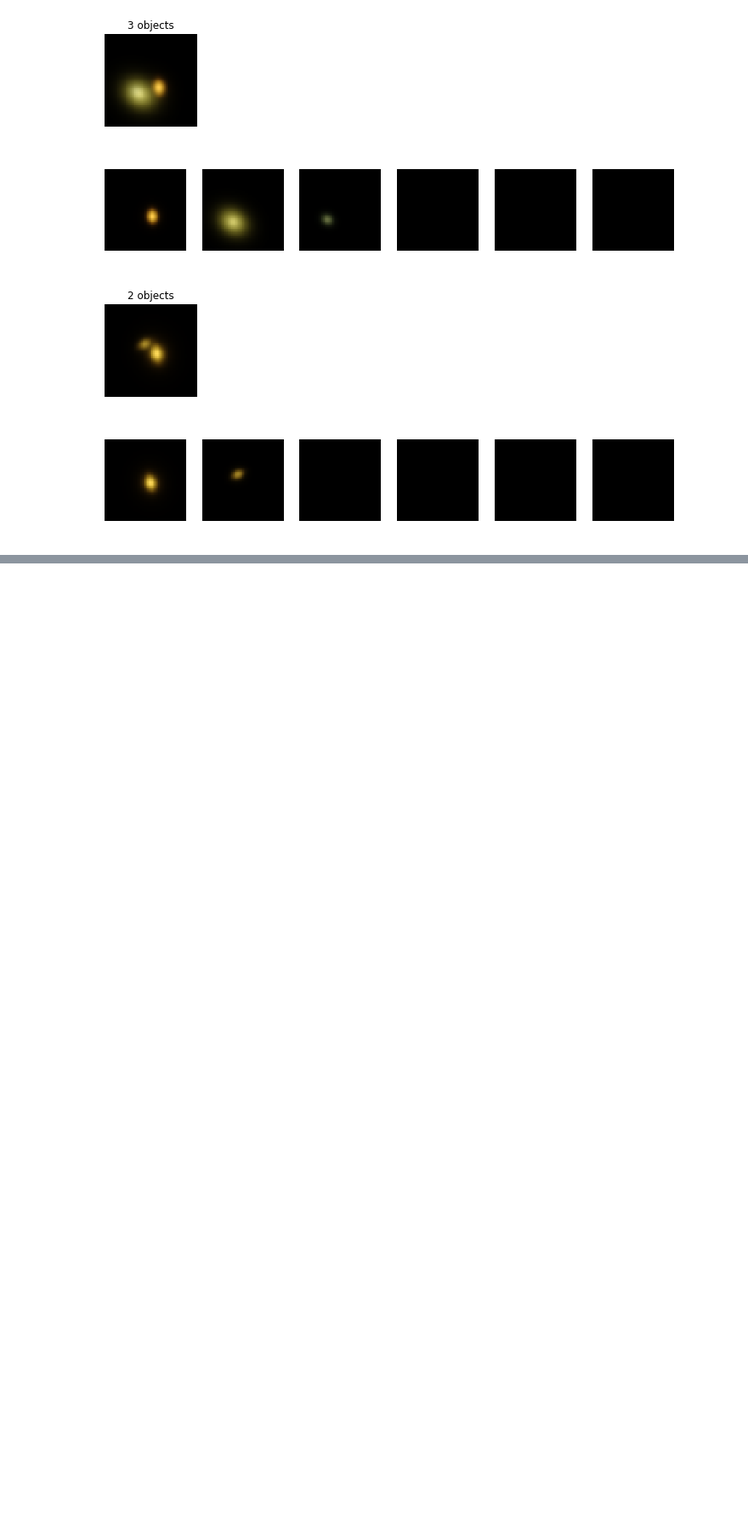
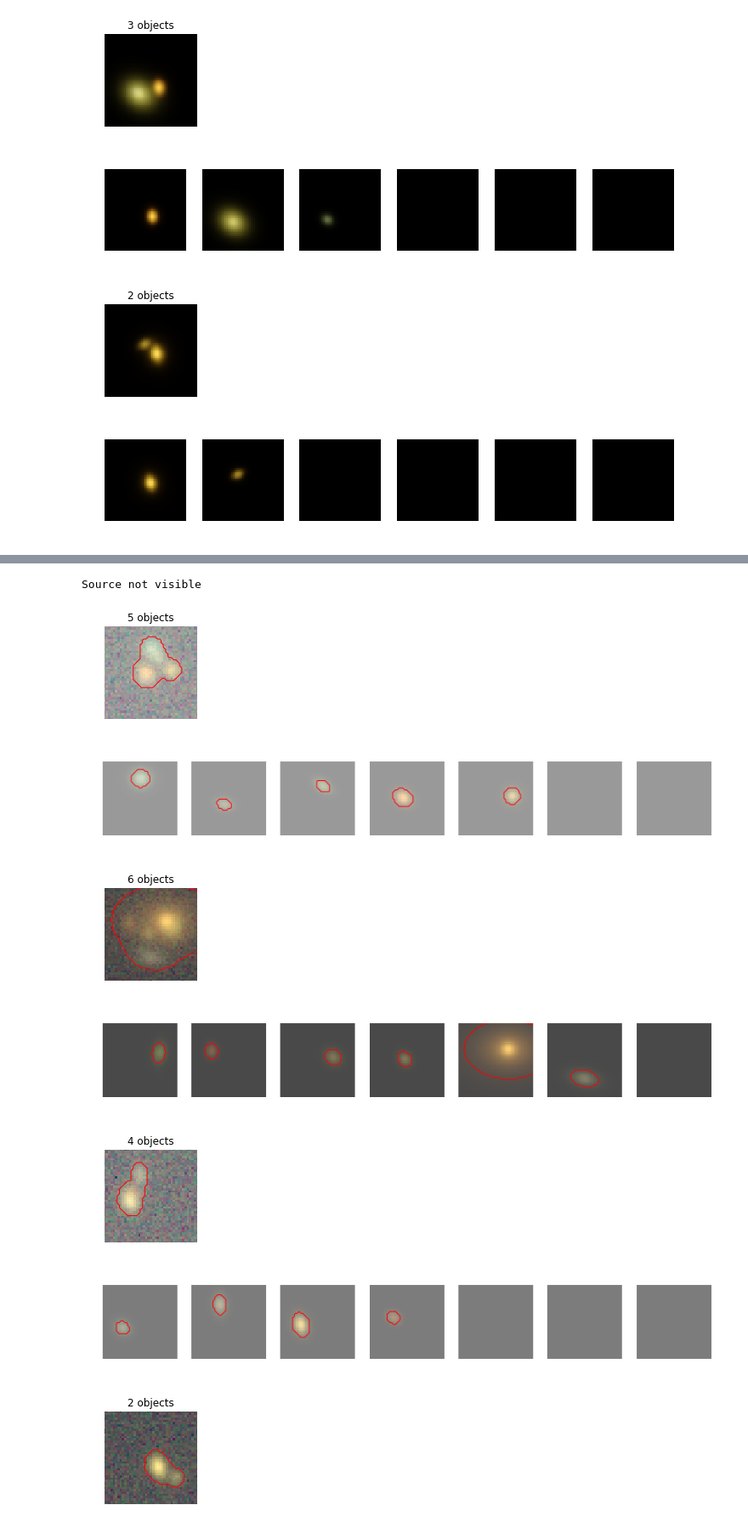
Before and after one commit to LSSTDESC/BlendingToolKit, a Jupyter notebook: notebooks/run_basic.ipynb, the cells around one changed output, grey strips where cells are left out. Shown at 85% size. Drawn from its saved outputs; the diff is of its cells as text; code cells hidden in the pictures; blank space fills up the shorter version.

Commit message:
example of making segmentation map added

```diff
--- a/notebooks/run_basic.ipynb
+++ b/notebooks/run_basic.ipynb
@@ -258,0 +319,27 @@ plot_with_isolated(blend_images, isolated_images,blend_list, limits=(30,90))
+# %%
+param = config.Simulation_params(catalog_name, max_number=7, batch_size=4)
+np.random.seed(param.seed)
+catalog = btk.get_input_catalog.load_catlog(param)
+blend_genrator = btk.create_blend_generator.generate(param, catalog)
+observing_genrator = btk.create_observing_generator.generate(param)
+draw_blend_generator = btk.draw_blends.generate(param, blend_genrator, observing_genrator)
+
+blend_results = next(draw_blend_generator)
+output = blend_results
+blend_images = output['blend_images']
+isolated_images = output['isolated_images']
+blend_list = output['blend_list']
+
+
+# Segmentation threshold set at std of background in the i band. Segmentation defined for i band image
+plot_with_isolated_seg(blend_images, isolated_images, output['obs_condition'][4],
+                       blend_list, limits=(40,80), threshold=1)
+# %% [output]
+Source not visible
+[figure, added]
+[figure, added]
+[figure, added]
+[figure, added]
+[figure, added]
+[figure, added]
+[figure, added]
```
Also changed, not shown: parts of 3 cells of this notebook.
